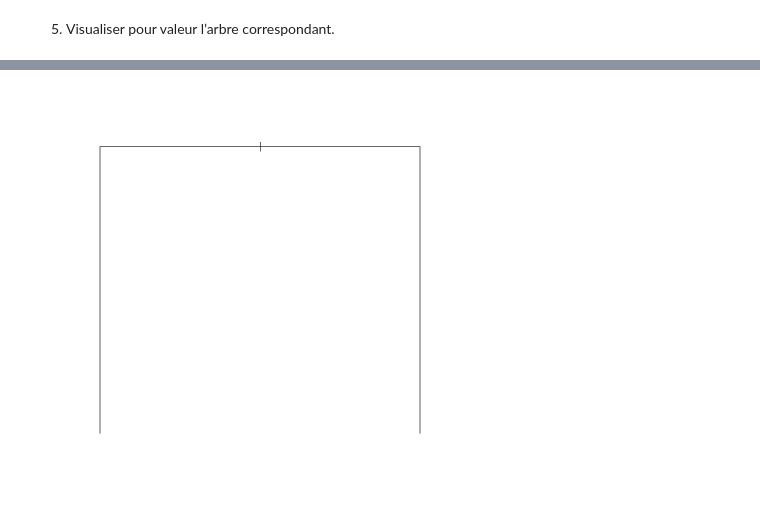
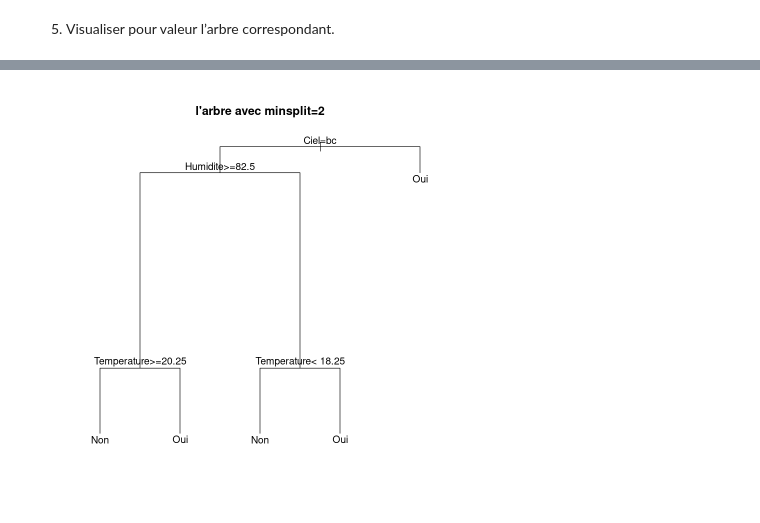
Before and after one commit to loop0-0/Apprentissage-Automatique-TPs, a Jupyter notebook: Tp3/Tp 3 P1 E1 _R.ipynb, the cells around one changed output, grey strips where cells are left out. Cells and saved outputs as stored; diff of their text form; code cells hidden in the pictures.

```diff
--- a/Tp3/Tp 3 P1 E1 _R.ipynb
+++ b/Tp3/Tp 3 P1 E1 _R.ipynb
@@ -86,6 +69,7 @@ ERROR: Error in plot.rpart(tree20): fit is not a tree, just a root
-# %%
-plot(tree1)
-plot(tree2)
-plot(tree5)
-# %% [output]
-[figure, removed]
+# %%
+
+# Visualiser l'arbre avec minsplit=2
+plot(tree2,main ="l'arbre avec minsplit=2")
+text(tree2)
+# %% [output]
+[figure, added]
```
Also changed, not shown: parts of 7 cells of this notebook.
